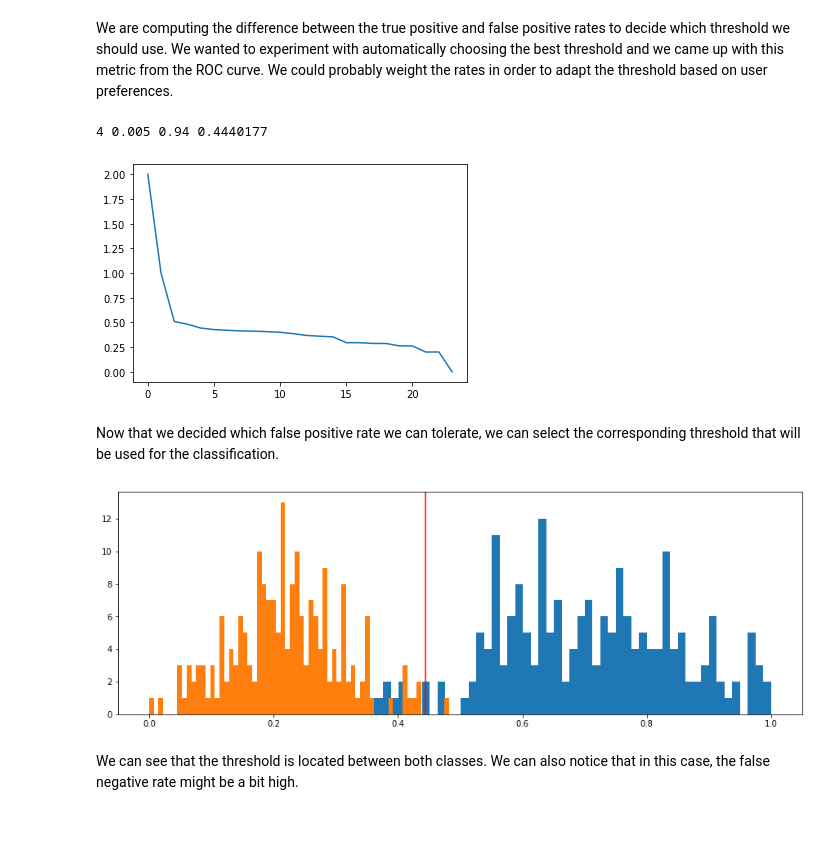
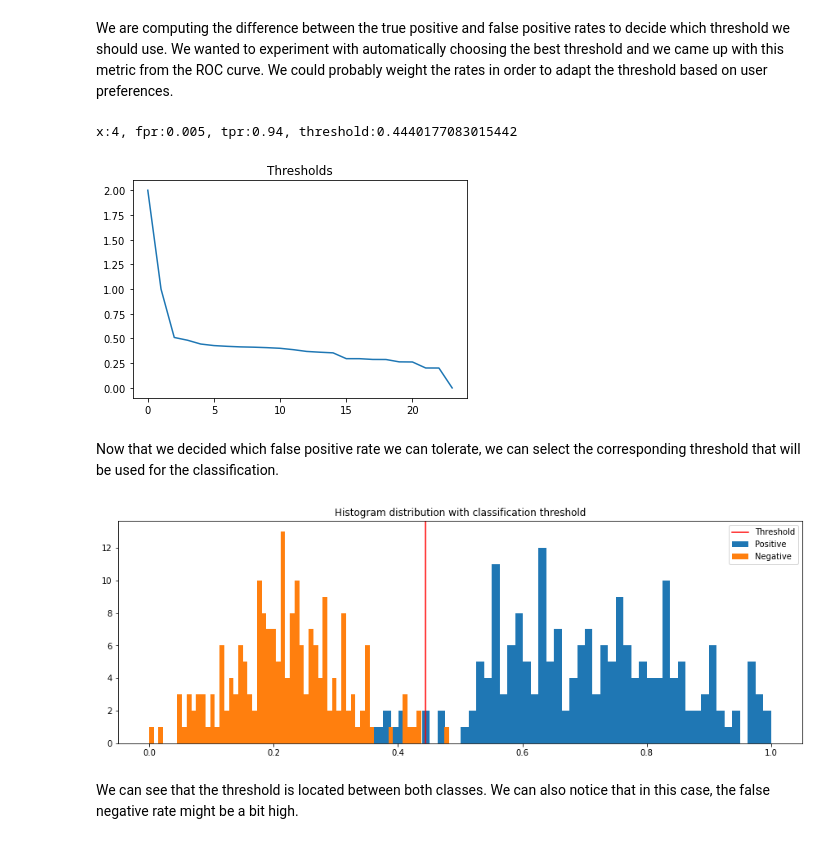
Before and after one commit to mattrouss/face-verification, a Jupyter notebook: face_analysis.ipynb, the cells around one changed output. Cells and saved outputs as stored; diff of their text form; code cells hidden in the pictures.

```diff
--- a/face_analysis.ipynb
+++ b/face_analysis.ipynb
@@ -170,27 +173,29 @@ plt.show()
 We are computing the difference between the true positive and false positive rates to decide which threshold we should use. We wanted to experiment with automatically choosing the best threshold and we came up with this metric from the ROC curve. We could probably weight the rates in order to adapt the threshold based on user preferences.
 # %%
 x = np.argmax(tpr-fpr)
-print(x, fpr[x], tpr[x], thresholds[x])
+print(f'x:{x}, fpr:{fpr[x]}, tpr:{tpr[x]}, threshold:{thresholds[x]}')
 plt.plot(thresholds)
+plt.title('Thresholds')
 plt.show()
 # %% [output]
-4 0.005 0.94 0.4440177
+x:4, fpr:0.005, tpr:0.94, threshold:0.4440177083015442
-[figure, old version]
+[figure, new version]
 # %% [markdown]
 Now that we decided which false positive rate we can tolerate, we can select the corresponding threshold that will be used for the classification.
 # %%
 plt.figure(figsize=(15, 5))
 
 # positive matches
-plt.hist(dist[:200], bins=64)
+plt.hist(dist[:200], bins=64, label='Positive')
 # negative matches
-plt.hist(dist[200:],bins=64)
+plt.hist(dist[200:],bins=64, label='Negative')
 
-plt.axvline(x=thresholds[x], c='r')
-
+plt.axvline(x=thresholds[x], c='r', label='Threshold')
+plt.legend()
+plt.title('Histogram distribution with classification threshold')
 plt.show()
 # %% [output]
-[figure, old version]
+[figure, new version]
 # %% [markdown]
 We can see that the threshold is located between both classes. We can also notice that in this case, the false negative rate might be a bit high.
 # %% [markdown]
```
Also changed, not shown: parts of 14 cells of this notebook.
